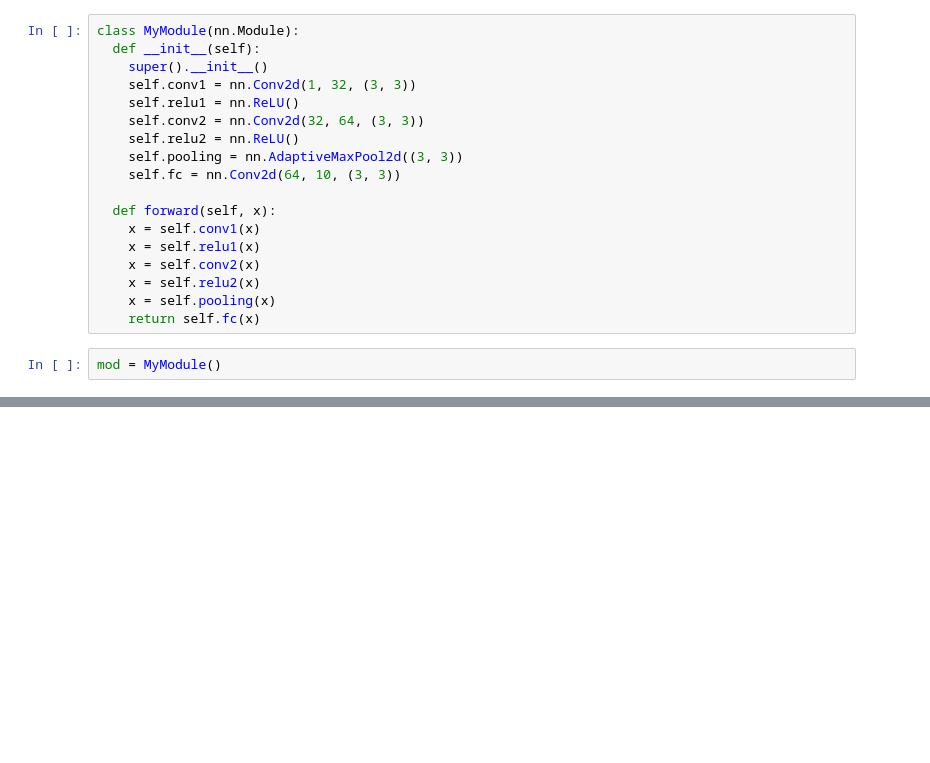
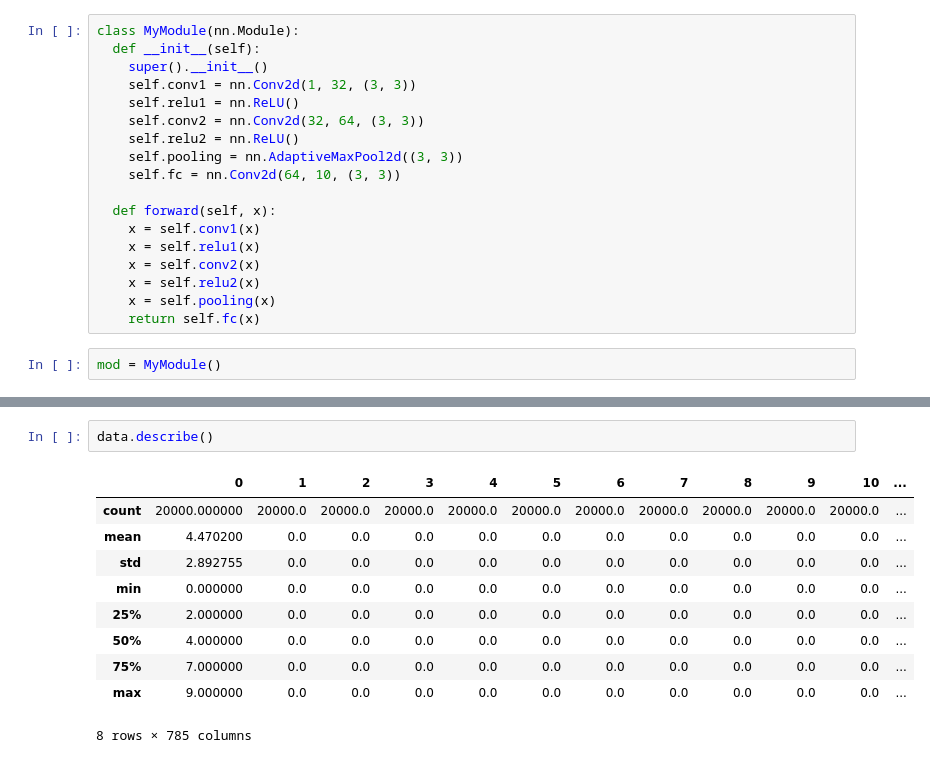
Before and after one commit to hhiraba/exercises, a Jupyter notebook: notebooks/test.ipynb, the cells around one changed output, grey strips where cells are left out. Cells and saved outputs as stored; diff of their text form; blank space fills up the shorter version.

```diff
--- a/notebooks/test.ipynb
+++ b/notebooks/test.ipynb
@@ -47,0 +49,13 @@ tensor([[[[-0.1100]],
+# %%
+data.describe()
+# %% [output]
+|  | 0 | 1 | 2 | 3 | 4 | 5 | 6 | 7 | 8 | 9 | 10 | ... |
+| count | 20000.000000 | 20000.0 | 20000.0 | 20000.0 | 20000.0 | 20000.0 | 20000.0 | 20000.0 | 20000.0 | 20000.0 | 20000.0 | ... |
+| mean | 4.470200 | 0.0 | 0.0 | 0.0 | 0.0 | 0.0 | 0.0 | 0.0 | 0.0 | 0.0 | 0.0 | ... |
+| std | 2.892755 | 0.0 | 0.0 | 0.0 | 0.0 | 0.0 | 0.0 | 0.0 | 0.0 | 0.0 | 0.0 | ... |
+| min | 0.000000 | 0.0 | 0.0 | 0.0 | 0.0 | 0.0 | 0.0 | 0.0 | 0.0 | 0.0 | 0.0 | ... |
+| 25% | 2.000000 | 0.0 | 0.0 | 0.0 | 0.0 | 0.0 | 0.0 | 0.0 | 0.0 | 0.0 | 0.0 | ... |
+| 50% | 4.000000 | 0.0 | 0.0 | 0.0 | 0.0 | 0.0 | 0.0 | 0.0 | 0.0 | 0.0 | 0.0 | ... |
+| 75% | 7.000000 | 0.0 | 0.0 | 0.0 | 0.0 | 0.0 | 0.0 | 0.0 | 0.0 | 0.0 | 0.0 | ... |
+| max | 9.000000 | 0.0 | 0.0 | 0.0 | 0.0 | 0.0 | 0.0 | 0.0 | 0.0 | 0.0 | 0.0 | ... |
+8 rows × 785 columns
```
Also changed, not shown: parts of 3 cells of this notebook.
